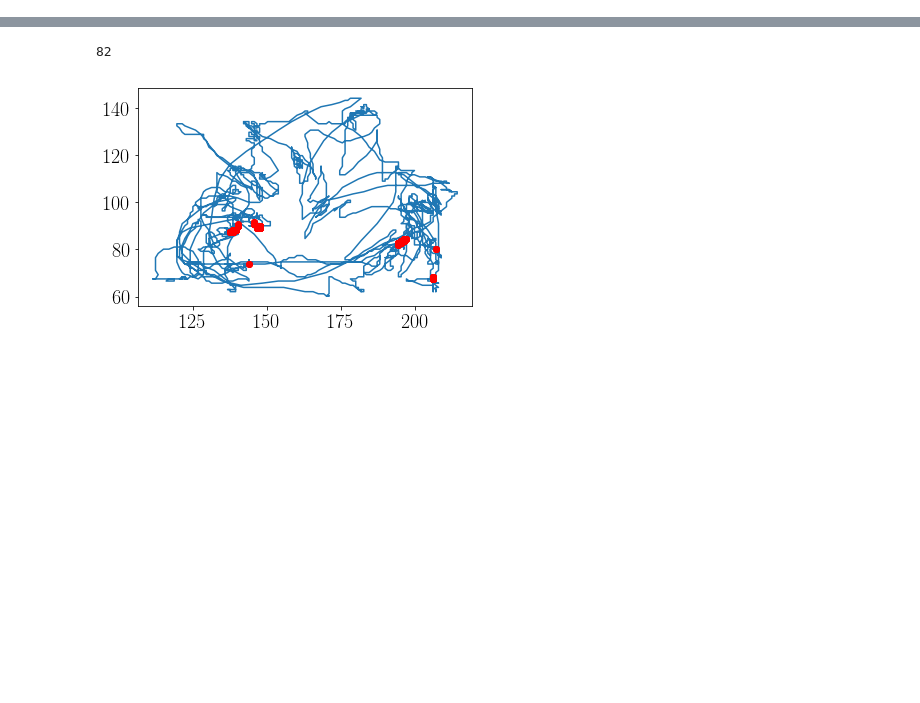
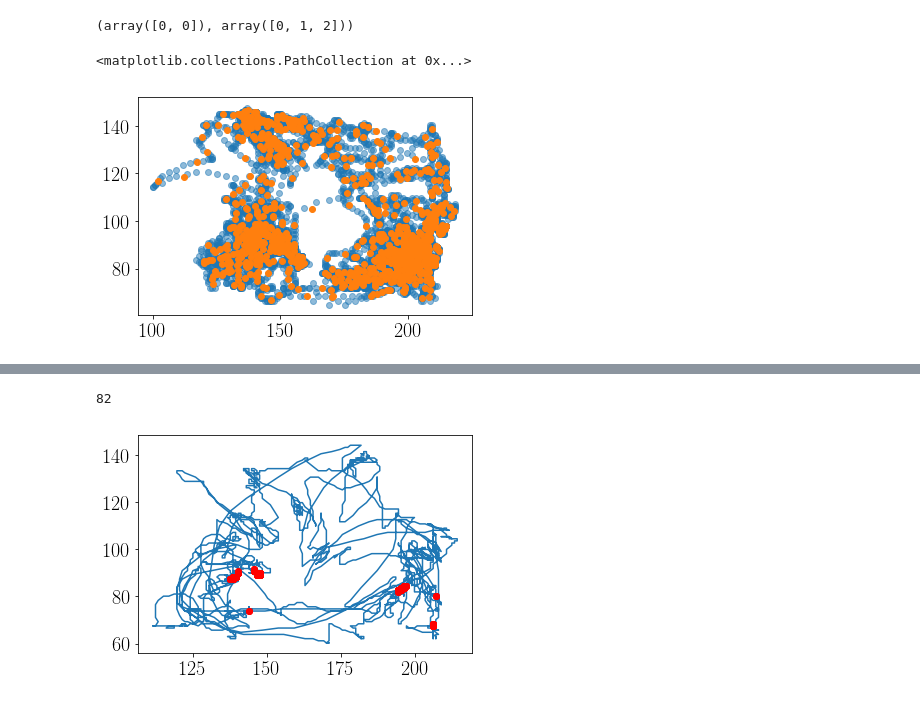
Before and after one commit to BouchardLab/neuropacks, a Jupyter notebook: notebooks/hc6.ipynb, the cells around one changed output, grey strips where cells are left out. Saved outputs shown, nothing was run; the diff lists cells and outputs as text; code cells hidden in the pictures; blank space fills up the shorter version.

```diff
--- a/notebooks/hc6.ipynb
+++ b/notebooks/hc6.ipynb
@@ -9,0 +46,14 @@ hc6 = HC6('/Users/psachdeva/data/hc6/Bon')
+# %%
+x_binned, y_binned = hc6.get_binned_positions(day=2, epoch=2, bin_width=0.25)
+# %%
+x, y, time = hc6.get_positions(2, 2, return_time=True)
+# %%
+np.histogram(np.array([]), bins=[0, 1, 2])
+# %% [output]
+(array([0, 0]), array([0, 1, 2]))
+# %%
+plt.scatter(x, y, alpha=0.5)
+plt.scatter(x_binned, y_binned)
+# %% [output]
+<matplotlib.collections.PathCollection at 0x...>
+[figure, added]
```
Also changed, not shown: parts of 17 cells of this notebook, 1 other file.
